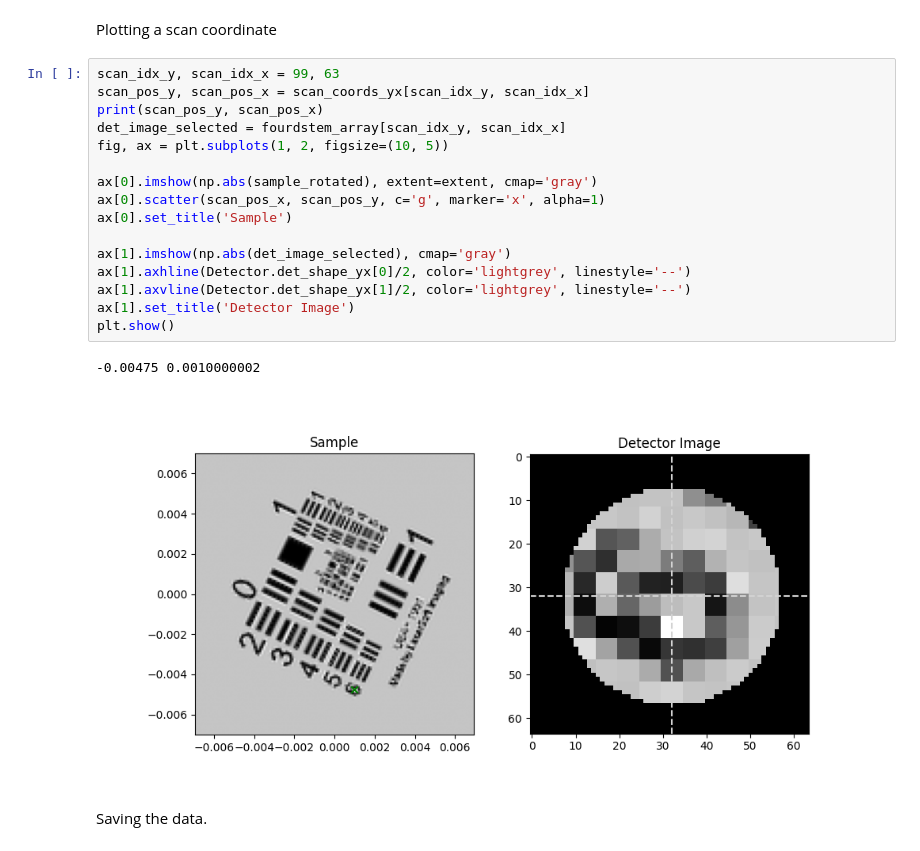
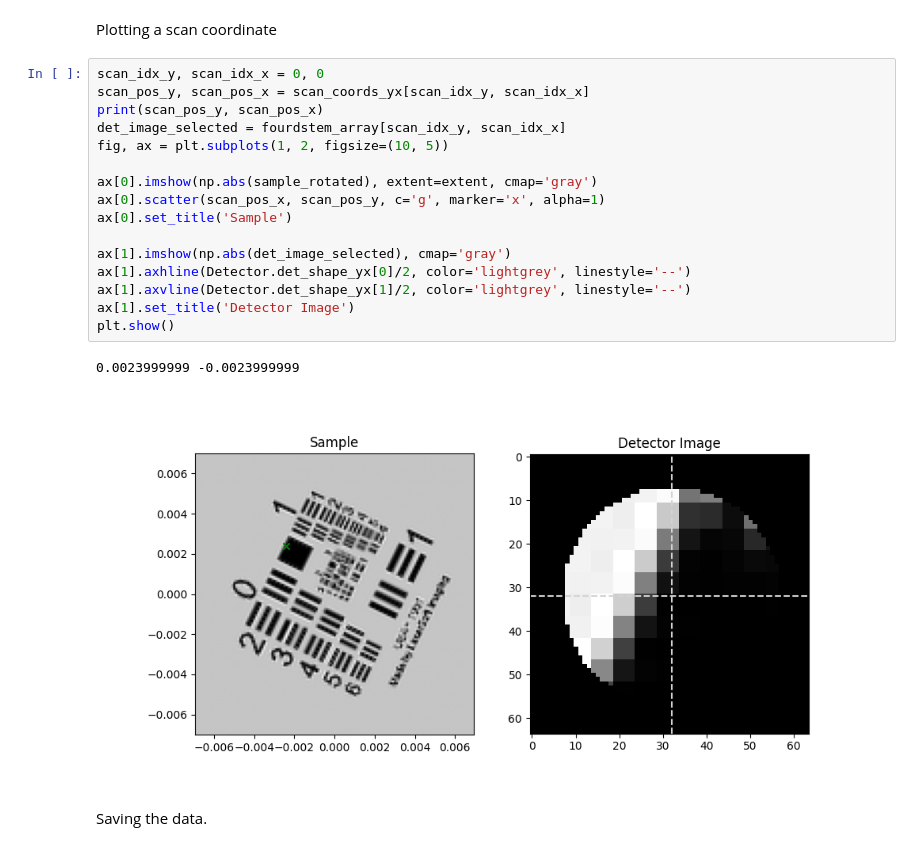
Before and after one commit to uellue/TemGymCore, a Jupyter notebook: fourdstem_example/generate.ipynb, the cells around one changed output. Cells and saved outputs as stored; diff of their text form.

```diff
--- a/fourdstem_example/generate.ipynb
+++ b/fourdstem_example/generate.ipynb
@@ -141,24 +142,24 @@ for y_idx in tqdm.trange(fourdstem_array.shape[0], desc='Scan Y'):
 # %% [markdown]
 Plotting a scan coordinate
 # %%
-scan_idx_y, scan_idx_x = 99, 63
+scan_idx_y, scan_idx_x = 0, 0
 scan_pos_y, scan_pos_x = scan_coords_yx[scan_idx_y, scan_idx_x]
 print(scan_pos_y, scan_pos_x)
 det_image_selected = fourdstem_array[scan_idx_y, scan_idx_x]
 fig, ax = plt.subplots(1, 2, figsize=(10, 5))
 
 ax[0].imshow(np.abs(sample_rotated), extent=extent, cmap='gray')
 ax[0].scatter(scan_pos_x, scan_pos_y, c='g', marker='x', alpha=1)
 ax[0].set_title('Sample')
 
 ax[1].imshow(np.abs(det_image_selected), cmap='gray')
 ax[1].axhline(Detector.det_shape_yx[0]/2, color='lightgrey', linestyle='--')
 ax[1].axvline(Detector.det_shape_yx[1]/2, color='lightgrey', linestyle='--')
 ax[1].set_title('Detector Image')
 plt.show()
 # %% [output]
--0.00475 0.0010000002
+0.0023999999 -0.0023999999
-[figure, old version]
+[figure, new version]
 # %% [markdown]
 Saving the data.
 # %%
```
Also changed, not shown: parts of 1 cell of this notebook, 7 other files.
